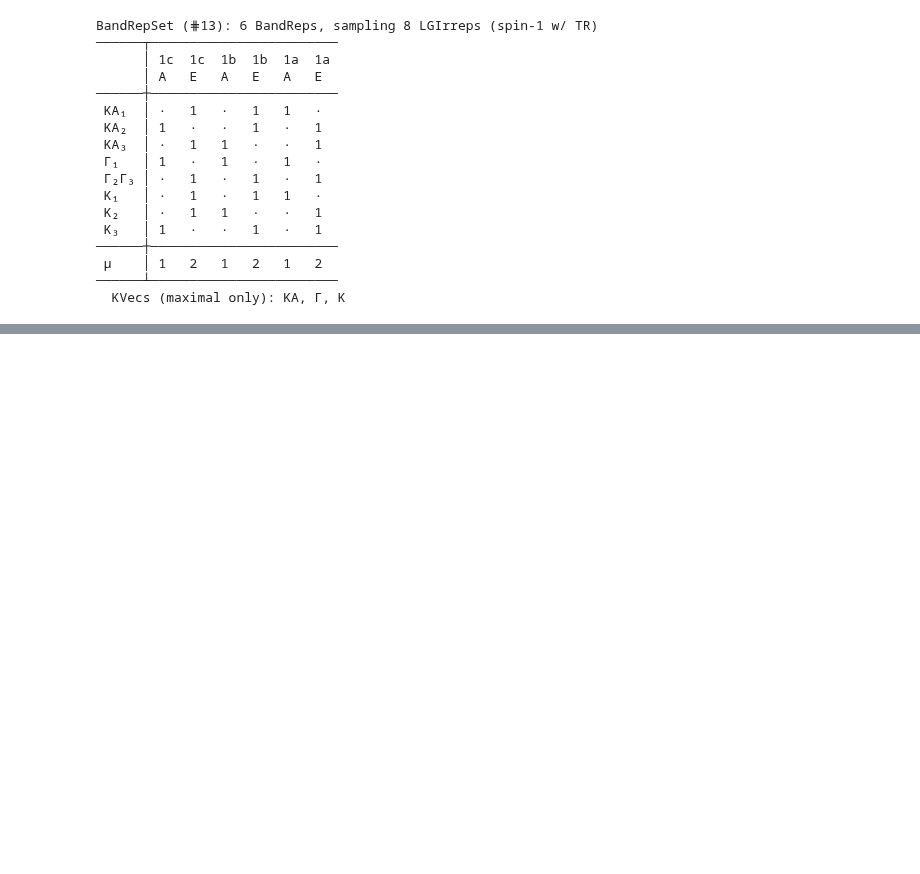
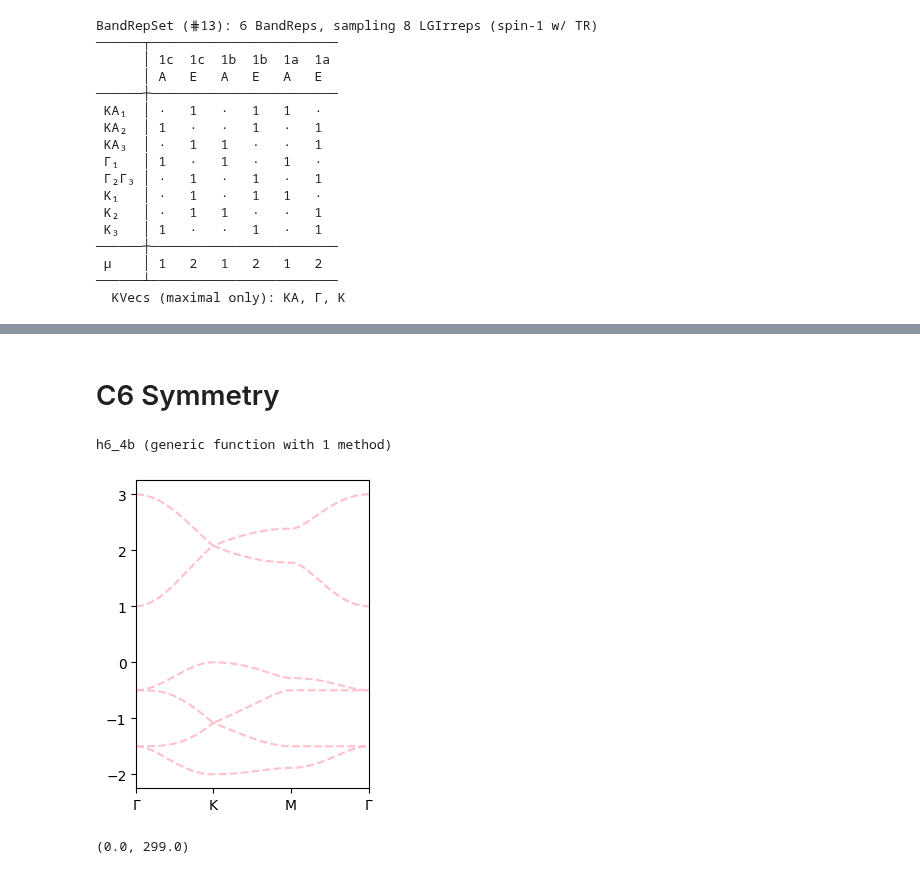
Before and after one commit to AliGhorashiCMT/Topological-Prevalence, a Jupyter notebook: Tight Binding Models/Primitive Generators.ipynb, the cells around one changed output, grey strips where cells are left out. Drawn from its saved outputs; the diff is of its cells as text; code cells hidden in the pictures; blank space fills up the shorter version.

```diff
--- a/Tight Binding Models/Primitive Generators.ipynb
+++ b/Tight Binding Models/Primitive Generators.ipynb
@@ -94,0 +291,44 @@ BandRepSet (⋕13): 6 BandReps, sampling 8 LGIrreps (spin-1 w/ TR)
+# %% [markdown]
+# C6 Symmetry
+# %%
+# We use the Hamiltonian S92 in https://journals.aps.org/prb/supplemental/10.1103/PhysRevB.99.245151/SuppInfo_after_being_reviewed.pdf
+
+function h6_4b(k::Vector{<:Real})
+    t = 0.5
+    a_1 = [1, 0]
+    a_2 = [0, 1]
+    a_3 = a_1 - a_2
+    col1 = [0, t, cis(-dot(k, a_2)), 0, cis(dot(k, a_3)), t]
+    col2 = [t, 0, t, cis(dot(k, a_3)), 0, cis(dot(k, a_1))]
+    col3 = [cis(dot(k, a_2)), t, 0, t, cis(dot(k, a_1)), 0]
+    col4 = [0, cis(dot(k, -a_3)), t, 0, t, cis(dot(k, a_2))]
+    col5 = [cis(-dot(k, a_3)), 0, cis(-dot(k, a_1)), t, 0, t]
+    col6 = [t, cis(-dot(k, a_1)), 0, cis(-dot(k, a_2)), t, 0]
+    Hk = hcat(col1, col2, col3, col4, col5, col6)
+    Es, Us = np.linalg.eigh(Hk)
+    return Es, Us
+end
+# %% [output]
+h6_4b (generic function with 1 method)
+# %%
+kpath = Vector{Float64}[]
+N = 100
+for i in 1:N
+    push!(kpath, 2π*[-1/3, 1/3]*i/N)
+end
+
+for i in 1:N
+    push!(kpath, 2π*[-1/3, 1/3]+2π*[1/3, 1/2-1/3]*i/N)
+end
+
+for i in 1:N
+    push!(kpath, 2π*[0, 1/2]-2π*[0, 1/2]*i/N)
+end
+# %%
+figure(figsize=(3, 4))
+plot([x[1] for x in h6_4b.(kpath)], linestyle="dashed", color = "pink");
+xticks([0, N-1, 2N-1, 3N-1], ["Γ", "K", "M", "Γ"])
+xlim(0, 3N-1)
+# %% [output]
+[figure, added]
+(0.0, 299.0)
```
Also changed, not shown: parts of 30 cells of this notebook, 1 other file.
